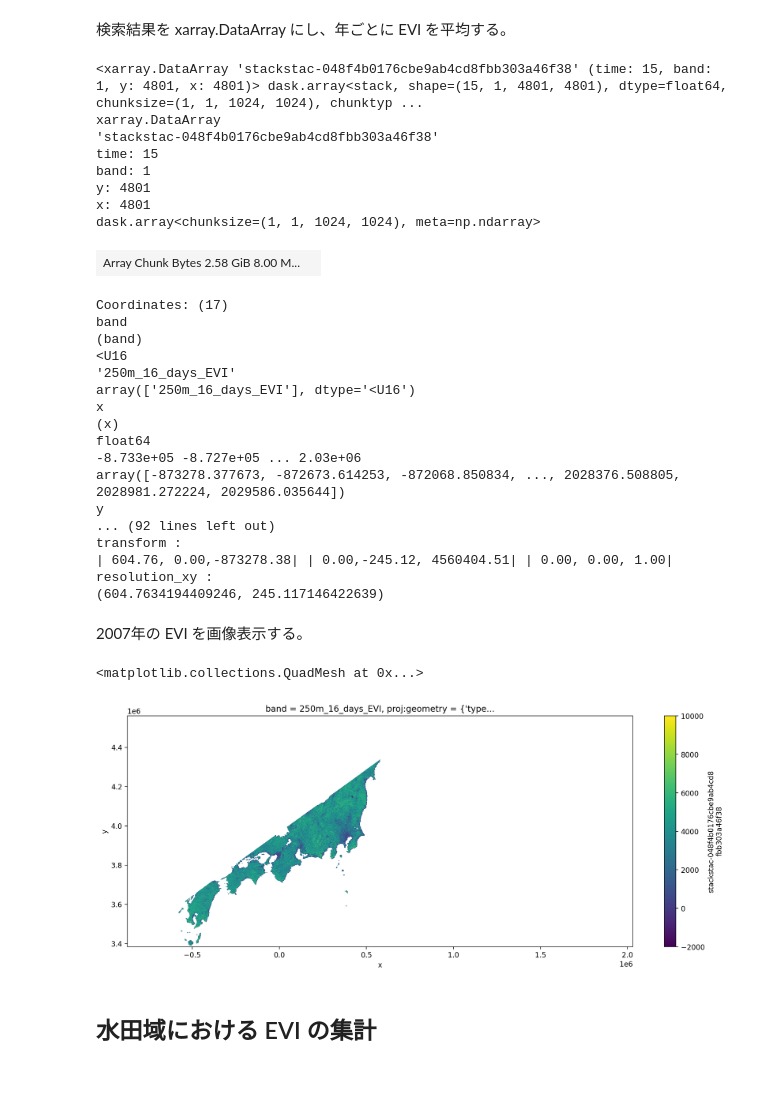
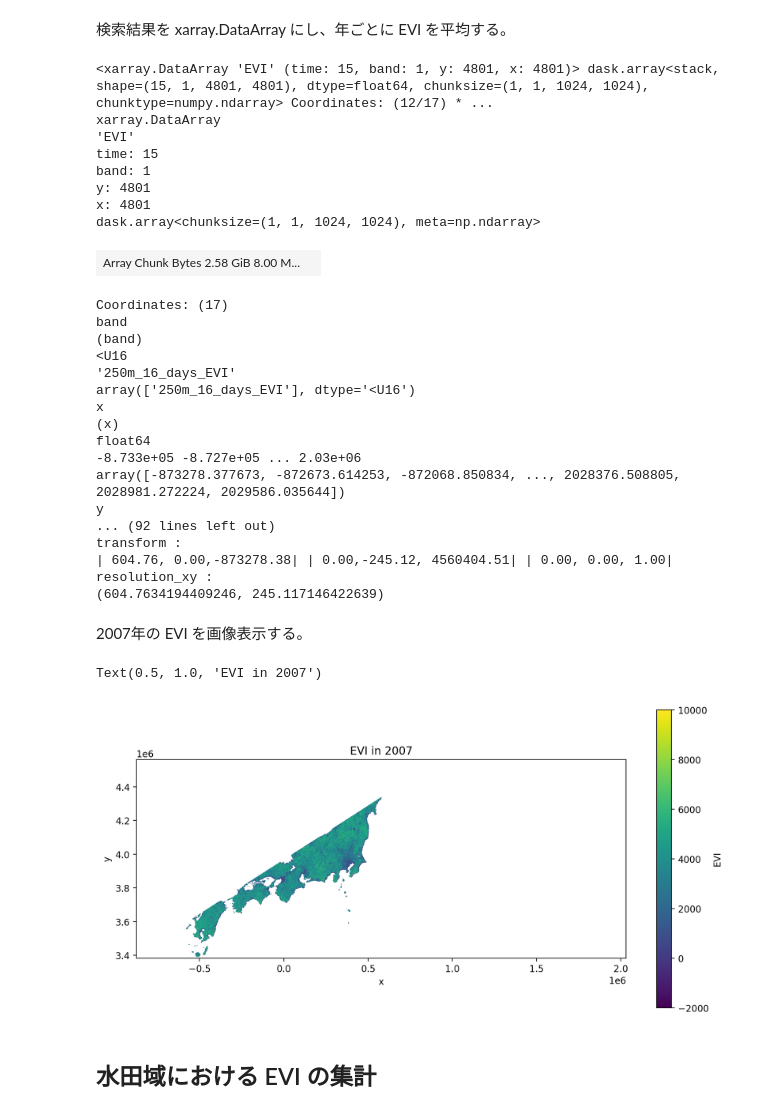
Before and after one commit to sankichi92/satelliteBook, a Jupyter notebook: notebooks/4-4-agri.ipynb, the cells around one changed output. Cells and saved outputs as stored; diff of their text form; code cells hidden in the pictures; blank space fills up the shorter version.

```diff
--- a/notebooks/4-4-agri.ipynb
+++ b/notebooks/4-4-agri.ipynb
@@ -99,11 +99,12 @@ for item in res_items:
 
 evi_data = stackstac.stack(res_items, assets=['250m_16_days_EVI'], epsg=32654)
 evi_data = evi_data.resample(time='YS').mean()
+evi_data.name = 'EVI'
 evi_data
 # %% [output]
-<xarray.DataArray 'stackstac-048f4b0176cbe9ab4cd8fbb303a46f38' (time: 15, band: 1, y: 4801, x: 4801)> dask.array<stack, shape=(15, 1, 4801, 4801), dtype=float64, chunksize=(1, 1, 1024, 1024), chunktyp ...
+<xarray.DataArray 'EVI' (time: 15, band: 1, y: 4801, x: 4801)> dask.array<stack, shape=(15, 1, 4801, 4801), dtype=float64, chunksize=(1, 1, 1024, 1024), chunktype=numpy.ndarray> Coordinates: (12/17) * ...
 xarray.DataArray
-'stackstac-048f4b0176cbe9ab4cd8fbb303a46f38'
+'EVI'
 time: 15
 band: 1
 y: 4801
@@ -129,11 +130,14 @@ resolution_xy :
 (604.7634194409246, 245.117146422639)
 # %% [markdown]
 2007年の EVI を画像表示する。
-# %%
-evi_data.sel(time='2007').plot(figsize=(16, 6), vmin=-2000, vmax=10000)
-# %% [output]
-<matplotlib.collections.QuadMesh at 0x...>
-[figure, removed]
+# %%
+_fig, ax = plt.subplots(figsize=(12, 6))
+evi_data.sel(time='2007').plot(ax=ax, vmin=-2000, vmax=10000)
+ax.set_aspect('equal')
+ax.set_title('EVI in 2007')
+# %% [output]
+Text(0.5, 1.0, 'EVI in 2007')
+[figure, added]
 # %% [markdown]
 ## 水田域における EVI の集計
 # %% [markdown]
```
Also changed, not shown: parts of 11 cells of this notebook.
